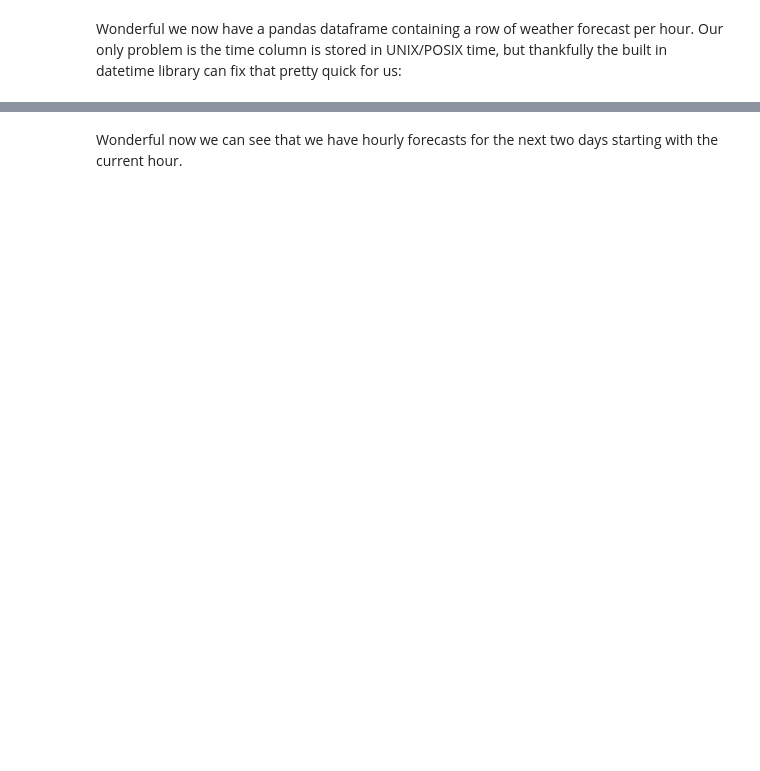
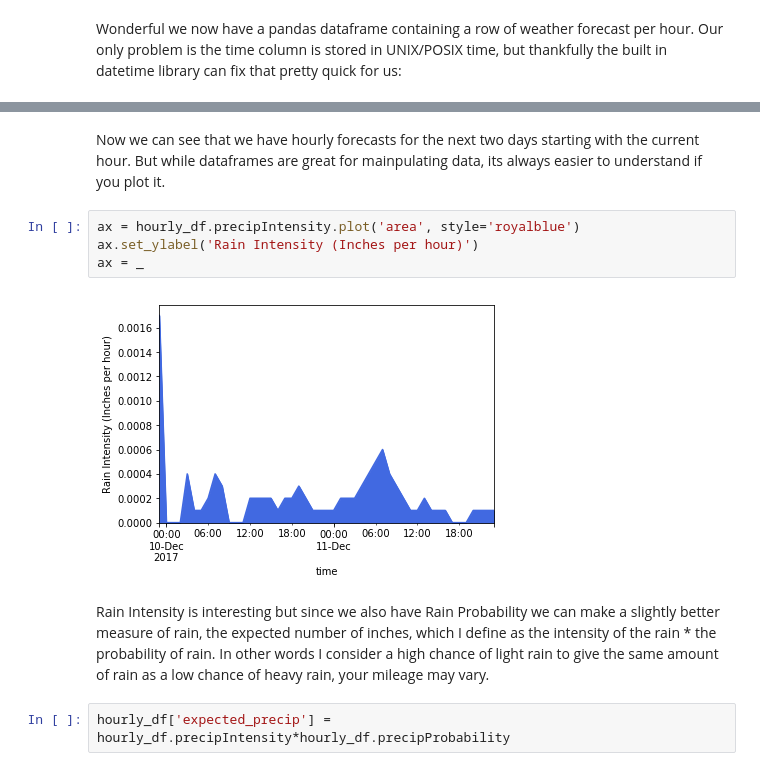
Before and after one commit to tvashtar/python_fun, a Jupyter notebook: email-weather-forecast/forecast_email_and_lights.ipynb, the cells around one changed output, grey strips where cells are left out. Drawn from its saved outputs; the diff is of its cells as text; blank space fills up the shorter version.

Commit message:
First draft of email forecast notebook

```diff
--- a/email-weather-forecast/forecast_email_and_lights.ipynb
+++ b/email-weather-forecast/forecast_email_and_lights.ipynb
@@ -83,2 +88,12 @@ We have 49 rows of weather data
 # %% [markdown]
-Wonderful now we can see that we have hourly forecasts for the next two days starting with the current hour.
+Now we can see that we have hourly forecasts for the next two days starting with the current hour. But while dataframes are great for mainpulating data, its always easier to understand if you plot it.
+# %%
+ax = hourly_df.precipIntensity.plot('area', style='royalblue')
+ax.set_ylabel('Rain Intensity (Inches per hour)')
+ax = _
+# %% [output]
+[figure, added]
+# %% [markdown]
+Rain Intensity is interesting but since we also have Rain Probability we can make a slightly better measure of rain, the expected number of inches, which I define as the intensity of the rain * the probability of rain. In other words I consider a high chance of light rain to give the same amount of rain as a low chance of heavy rain, your mileage may vary.
+# %%
+hourly_df['expected_precip'] = hourly_df.precipIntensity*hourly_df.precipProbability
```
Also changed, not shown: parts of 26 cells of this notebook, 2 other files.
